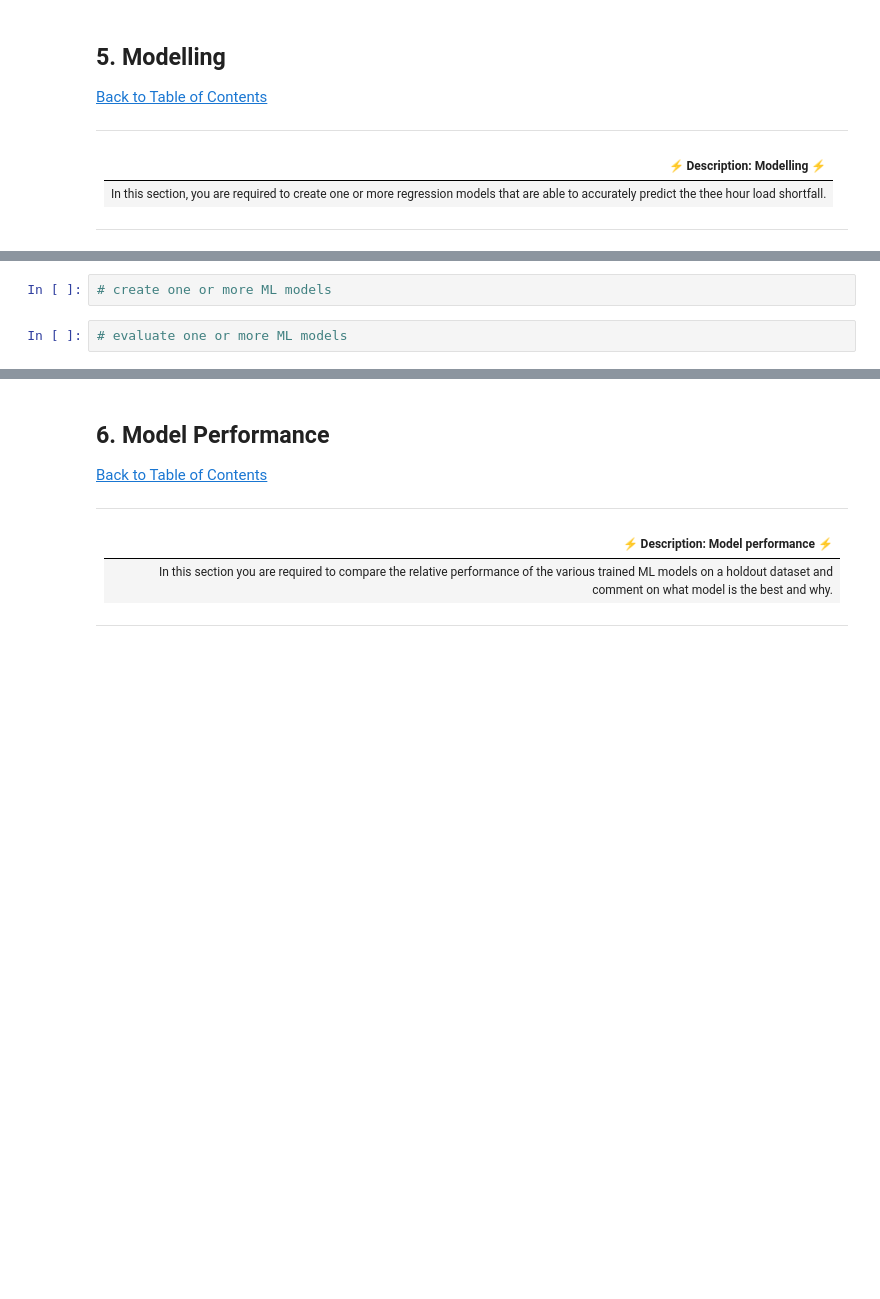
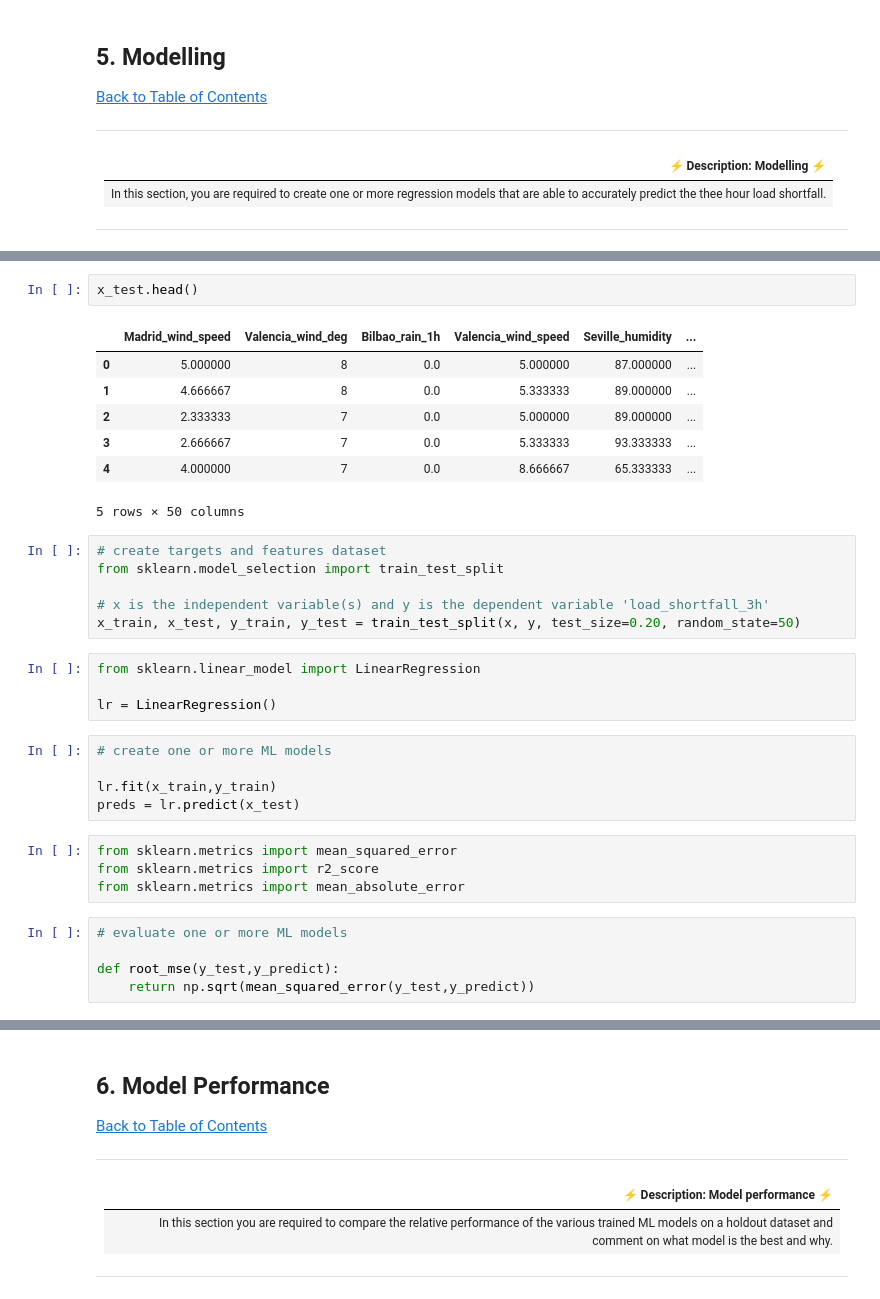
Before and after one commit to Ifeoluwa13/TEAM_RR15, a Jupyter notebook: Team RR15 workbook.ipynb, the cells around one changed output, grey strips where cells are left out. Cells and saved outputs as stored; diff of their text form; blank space fills up the shorter version.

```diff
--- a/Team RR15 workbook.ipynb
+++ b/Team RR15 workbook.ipynb
@@ -387,4 +429,34 @@ df_new.head()
+# %%
+x_test.head()
+# %% [output]
+|  | Madrid_wind_speed | Valencia_wind_deg | Bilbao_rain_1h | Valencia_wind_speed | Seville_humidity | ... |
+| 0 | 5.000000 | 8 | 0.0 | 5.000000 | 87.000000 | ... |
+| 1 | 4.666667 | 8 | 0.0 | 5.333333 | 89.000000 | ... |
+| 2 | 2.333333 | 7 | 0.0 | 5.000000 | 89.000000 | ... |
+| 3 | 2.666667 | 7 | 0.0 | 5.333333 | 93.333333 | ... |
+| 4 | 4.000000 | 7 | 0.0 | 8.666667 | 65.333333 | ... |
+5 rows × 50 columns
+# %%
+# create targets and features dataset
+from sklearn.model_selection import train_test_split
+
+# x is the independent variable(s) and y is the dependent variable 'load_shortfall_3h'
+x_train, x_test, y_train, y_test = train_test_split(x, y, test_size=0.20, random_state=50)
+# %%
+from sklearn.linear_model import LinearRegression
+
+lr = LinearRegression()
 # %%
 # create one or more ML models
+
+lr.fit(x_train,y_train)
+preds = lr.predict(x_test)
+# %%
+from sklearn.metrics import mean_squared_error
+from sklearn.metrics import r2_score
+from sklearn.metrics import mean_absolute_error
 # %%
 # evaluate one or more ML models
+
+def root_mse(y_test,y_predict):
+    return np.sqrt(mean_squared_error(y_test,y_predict))
```
Also changed, not shown: parts of 16 cells of this notebook.
